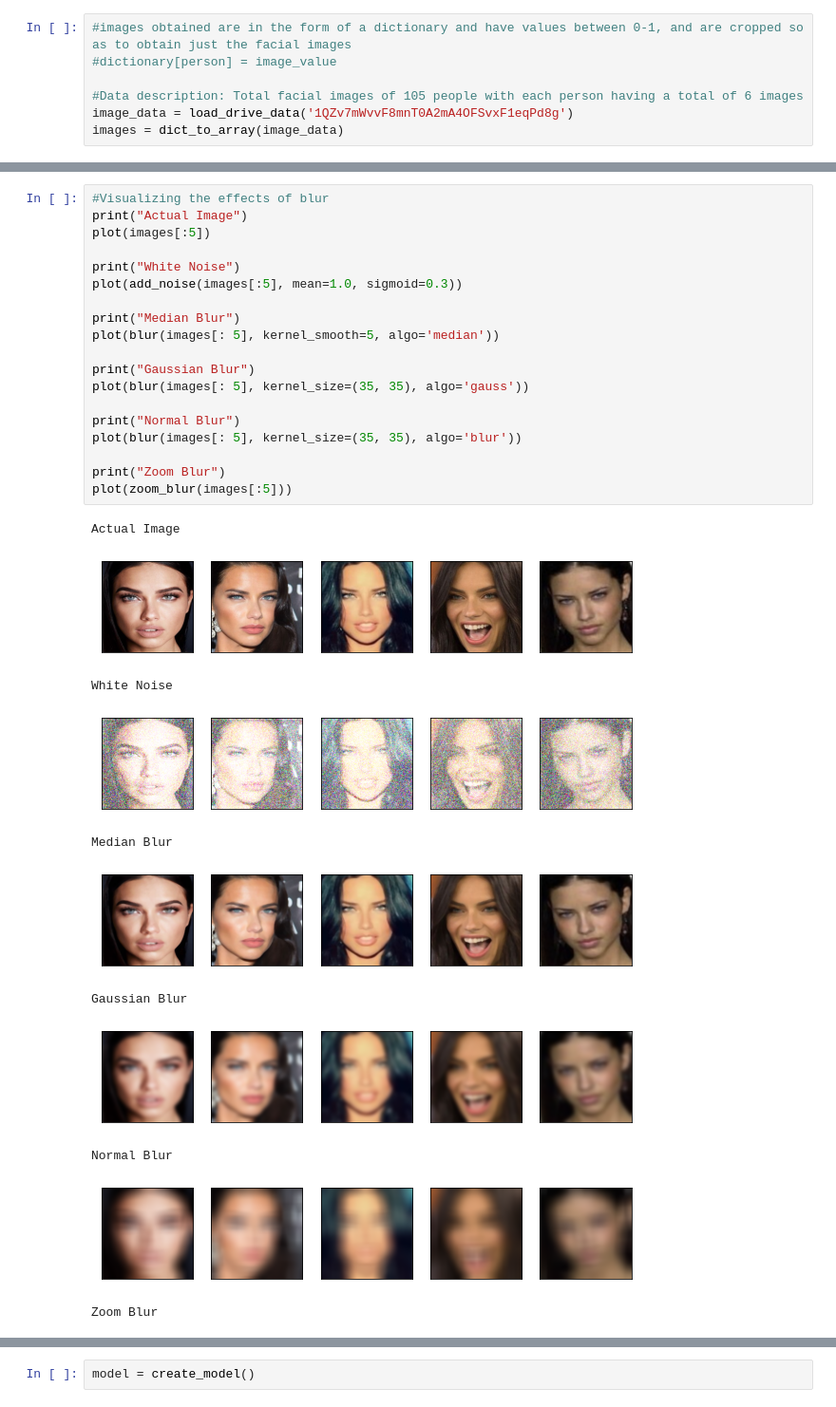
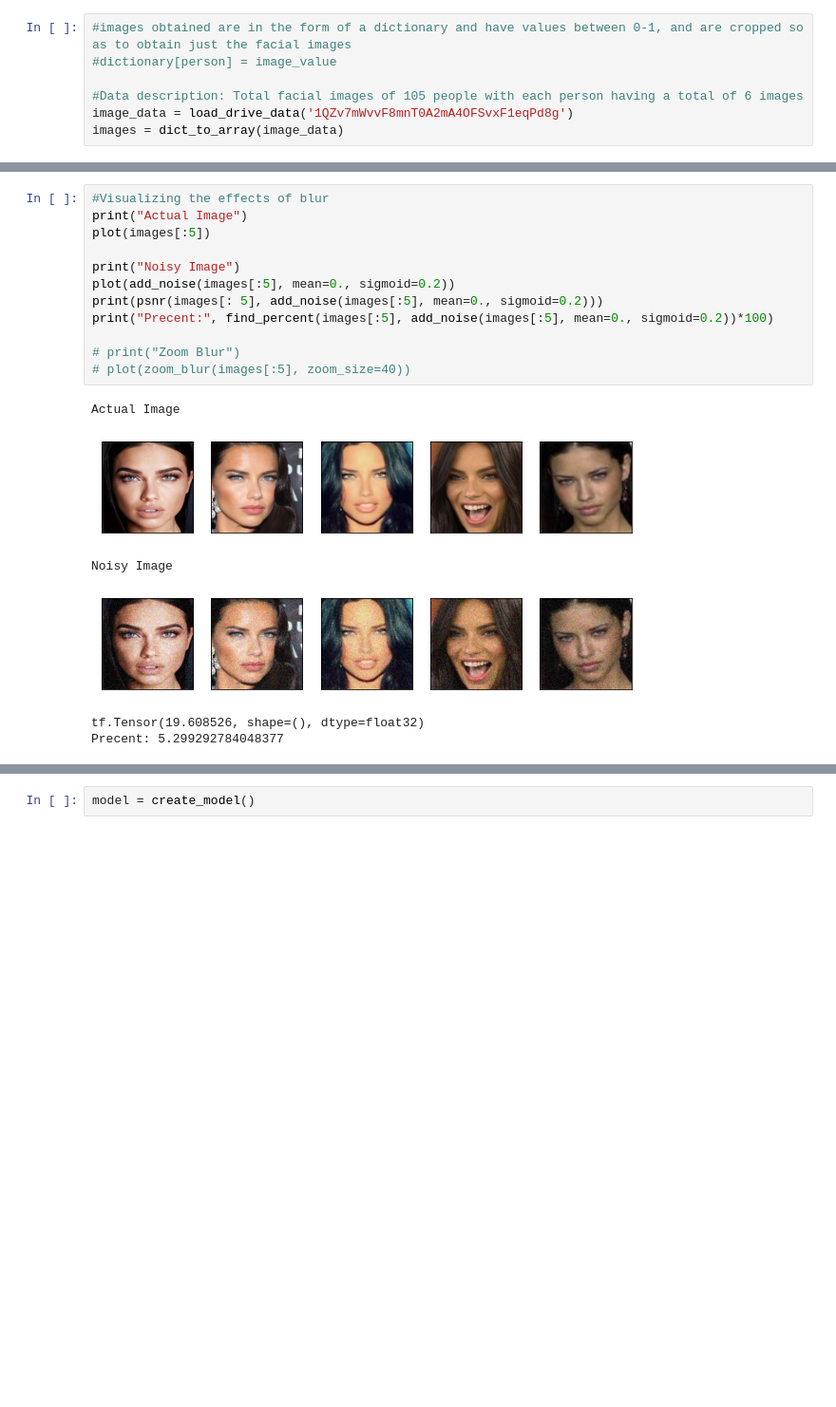
Before and after one commit to CoderSsVartak/Image-Reconstruction, a Jupyter notebook: image_denoising.ipynb, the cells around one changed output, grey strips where cells are left out. Shown at 95% size. Drawn from its saved outputs; the diff is of its cells as text; blank space fills up the shorter version.

```diff
--- a/image_denoising.ipynb
+++ b/image_denoising.ipynb
@@ -138,31 +183,19 @@ def zoom_blur(images, zoom_size=50, actual_size=224):
 # %%
 #Visualizing the effects of blur
 print("Actual Image")
 plot(images[:5])
 
-print("White Noise")
-plot(add_noise(images[:5], mean=1.0, sigmoid=0.3))
+print("Noisy Image")
+plot(add_noise(images[:5], mean=0., sigmoid=0.2))
+print(psnr(images[: 5], add_noise(images[:5], mean=0., sigmoid=0.2)))
+print("Precent:", find_percent(images[:5], add_noise(images[:5], mean=0., sigmoid=0.2))*100)
 
-print("Median Blur")
-plot(blur(images[: 5], kernel_smooth=5, algo='median'))
-
-print("Gaussian Blur")
-plot(blur(images[: 5], kernel_size=(35, 35), algo='gauss'))
-
-print("Normal Blur")
-plot(blur(images[: 5], kernel_size=(35, 35), algo='blur'))
-
-print("Zoom Blur")
-plot(zoom_blur(images[:5]))
+# print("Zoom Blur")
+# plot(zoom_blur(images[:5], zoom_size=40))
 # %% [output]
 Actual Image
 [figure]
-White Noise
+Noisy Image
-[figure, old version]
+[figure, new version]
-Median Blur
+tf.Tensor(19.608526, shape=(), dtype=float32)
+Precent: 5.299292784048377
-[figure, removed]
-Gaussian Blur
-[figure, removed]
-Normal Blur
-[figure, removed]
-Zoom Blur
```
Also changed, not shown: parts of 35 cells of this notebook.
